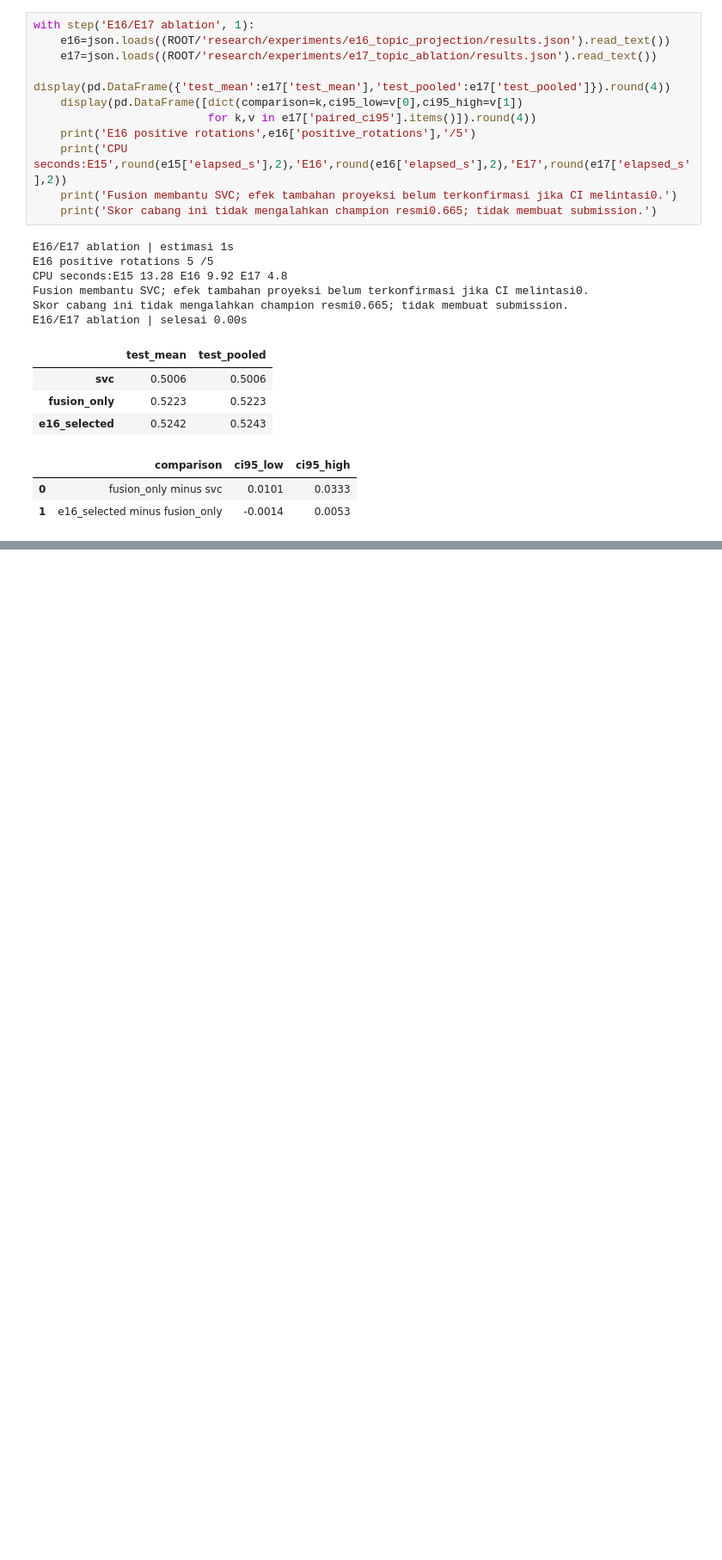
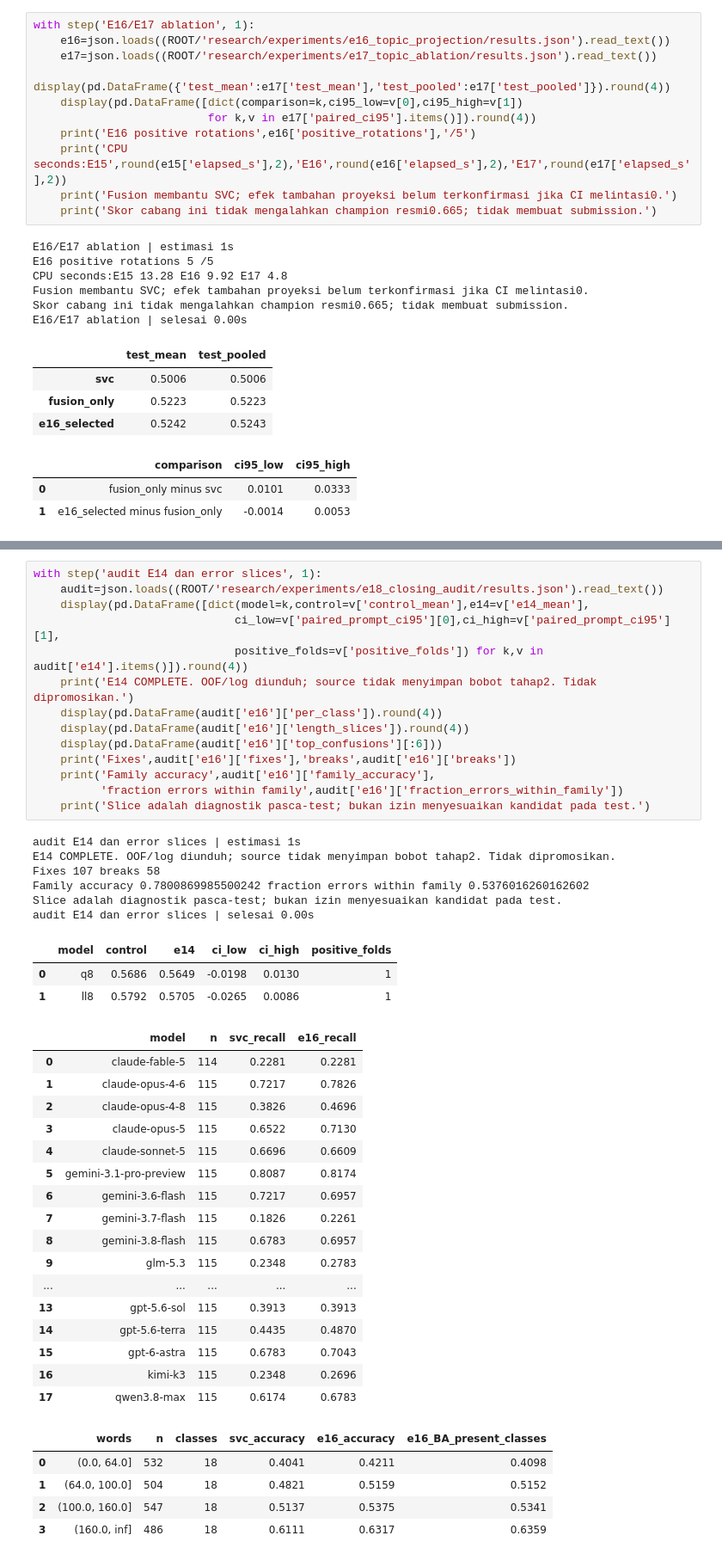
Before and after one commit to yauwes/name-that-llm-sota-pipeline, a Jupyter notebook: ntl_session_20261103.ipynb, the cells around one changed output, grey strips where cells are left out. Shown at 86% size. Cells and saved outputs as stored; diff of their text form; blank space fills up the shorter version.

```diff
--- a/ntl_session_20261103.ipynb
+++ b/ntl_session_20261103.ipynb
@@ -240,0 +180,46 @@ quota snapshot | selesai 0.00s
+# %%
+with step('audit E14 dan error slices', 1):
+    audit=json.loads((ROOT/'research/experiments/e18_closing_audit/results.json').read_text())
+    display(pd.DataFrame([dict(model=k,control=v['control_mean'],e14=v['e14_mean'],
+                              ci_low=v['paired_prompt_ci95'][0],ci_high=v['paired_prompt_ci95'][1],
+                              positive_folds=v['positive_folds']) for k,v in audit['e14'].items()]).round(4))
+    print('E14 COMPLETE. OOF/log diunduh; source tidak menyimpan bobot tahap2. Tidak dipromosikan.')
+    display(pd.DataFrame(audit['e16']['per_class']).round(4))
+    display(pd.DataFrame(audit['e16']['length_slices']).round(4))
+    display(pd.DataFrame(audit['e16']['top_confusions'][:6]))
+    print('Fixes',audit['e16']['fixes'],'breaks',audit['e16']['breaks'])
+    print('Family accuracy',audit['e16']['family_accuracy'],
+          'fraction errors within family',audit['e16']['fraction_errors_within_family'])
+    print('Slice adalah diagnostik pasca-test; bukan izin menyesuaikan kandidat pada test.')
+# %% [output]
+audit E14 dan error slices | estimasi 1s
+E14 COMPLETE. OOF/log diunduh; source tidak menyimpan bobot tahap2. Tidak dipromosikan.
+Fixes 107 breaks 58
+Family accuracy 0.7800869985500242 fraction errors within family 0.5376016260162602
+Slice adalah diagnostik pasca-test; bukan izin menyesuaikan kandidat pada test.
+audit E14 dan error slices | selesai 0.00s
+|  | model | control | e14 | ci_low | ci_high | positive_folds |
+| 0 | q8 | 0.5686 | 0.5649 | -0.0198 | 0.0130 | 1 |
+| 1 | ll8 | 0.5792 | 0.5705 | -0.0265 | 0.0086 | 1 |
+|  | model | n | svc_recall | e16_recall |
+| 0 | claude-fable-5 | 114 | 0.2281 | 0.2281 |
+| 1 | claude-opus-4-6 | 115 | 0.7217 | 0.7826 |
+| 2 | claude-opus-4-8 | 115 | 0.3826 | 0.4696 |
+| 3 | claude-opus-5 | 115 | 0.6522 | 0.7130 |
+| 4 | claude-sonnet-5 | 115 | 0.6696 | 0.6609 |
+| 5 | gemini-3.1-pro-preview | 115 | 0.8087 | 0.8174 |
+| 6 | gemini-3.6-flash | 115 | 0.7217 | 0.6957 |
+| 7 | gemini-3.7-flash | 115 | 0.1826 | 0.2261 |
+| 8 | gemini-3.8-flash | 115 | 0.6783 | 0.6957 |
+| 9 | glm-5.3 | 115 | 0.2348 | 0.2783 |
+| ... | ... | ... | ... | ... |
+| 13 | gpt-5.6-sol | 115 | 0.3913 | 0.3913 |
+| 14 | gpt-5.6-terra | 115 | 0.4435 | 0.4870 |
+| 15 | gpt-6-astra | 115 | 0.6783 | 0.7043 |
+| 16 | kimi-k3 | 115 | 0.2348 | 0.2696 |
+| 17 | qwen3.8-max | 115 | 0.6174 | 0.6783 |
+|  | words | n | classes | svc_accuracy | e16_accuracy | e16_BA_present_classes |
+| 0 | (0.0, 64.0] | 532 | 18 | 0.4041 | 0.4211 | 0.4098 |
+| 1 | (64.0, 100.0] | 504 | 18 | 0.4821 | 0.5159 | 0.5152 |
+| 2 | (100.0, 160.0] | 547 | 18 | 0.5137 | 0.5375 | 0.5341 |
+| 3 | (160.0, inf] | 486 | 18 | 0.6111 | 0.6317 | 0.6359 |
```
Also changed, not shown: parts of 11 cells of this notebook, 3 other files.
